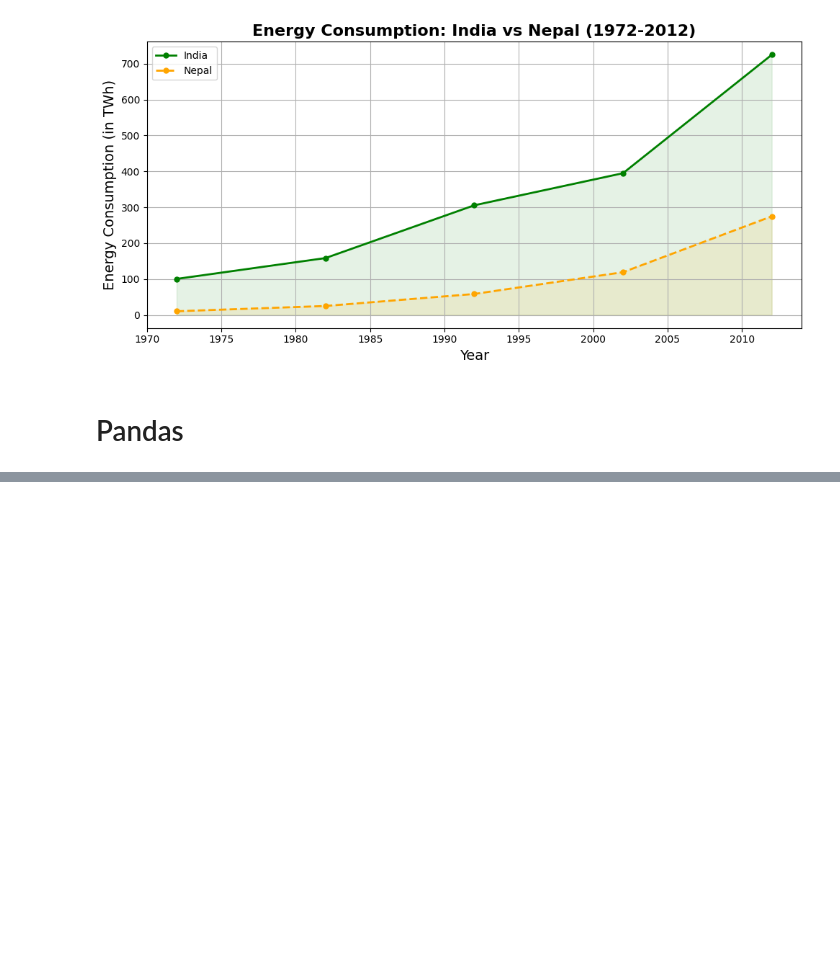
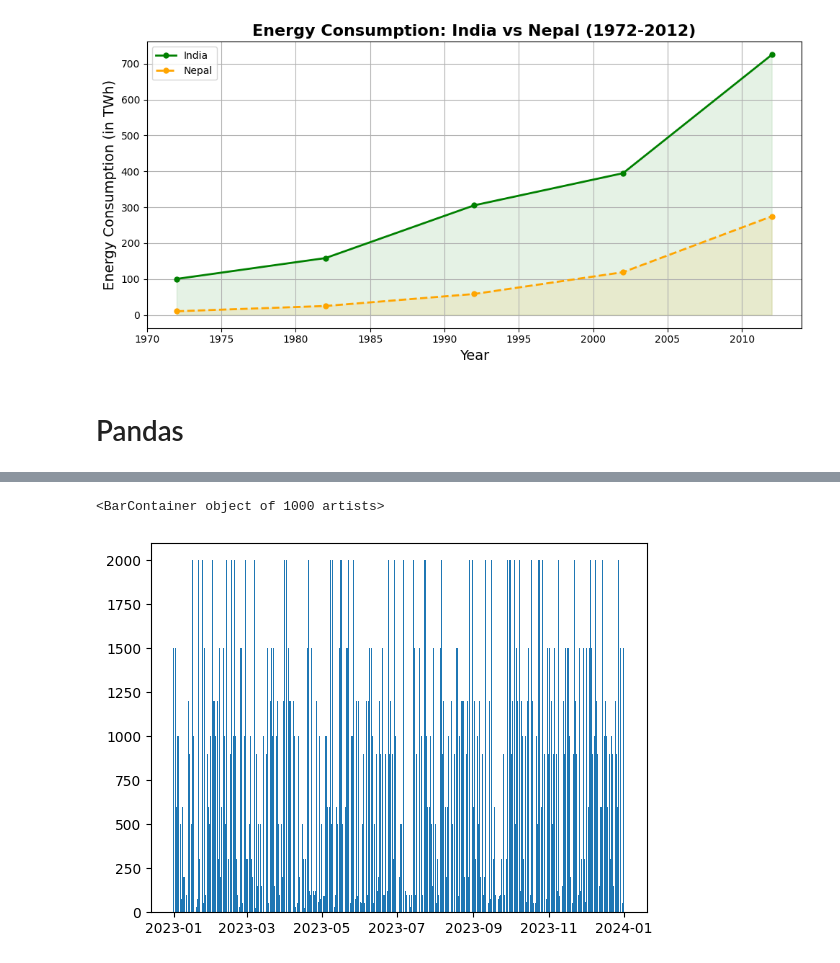
Before and after one commit to mr-prince-yadav/OJT-AI, a Jupyter notebook: Plotting.ipynb, the cells around one changed output, grey strips where cells are left out. Cells and saved outputs as stored; diff of their text form; code cells hidden in the pictures; blank space fills up the shorter version.

```diff
--- a/Plotting.ipynb
+++ b/Plotting.ipynb
@@ -213,0 +268,3 @@ plt.show
+# %%
+df['Date']=pd.to_datetime(df['Date'])
+df.dtypes
@@ -213,0 +282,5 @@ plt.show
+# %%
+plt.bar(df['Date'],df['Total Amount'])
+# %% [output]
+<BarContainer object of 1000 artists>
+[figure, added]
```
Also changed, not shown: parts of 9 cells of this notebook, 1 other file.
